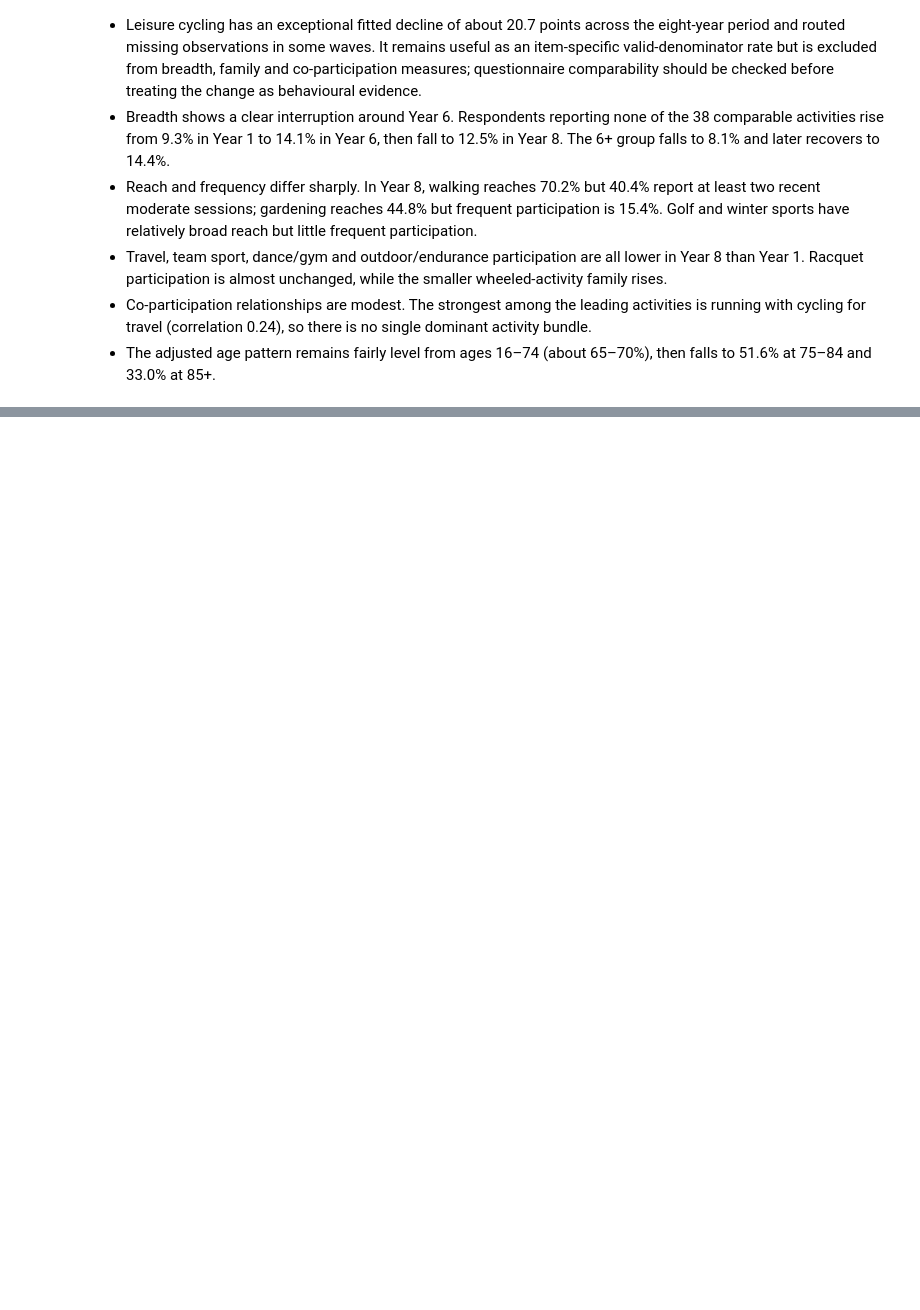
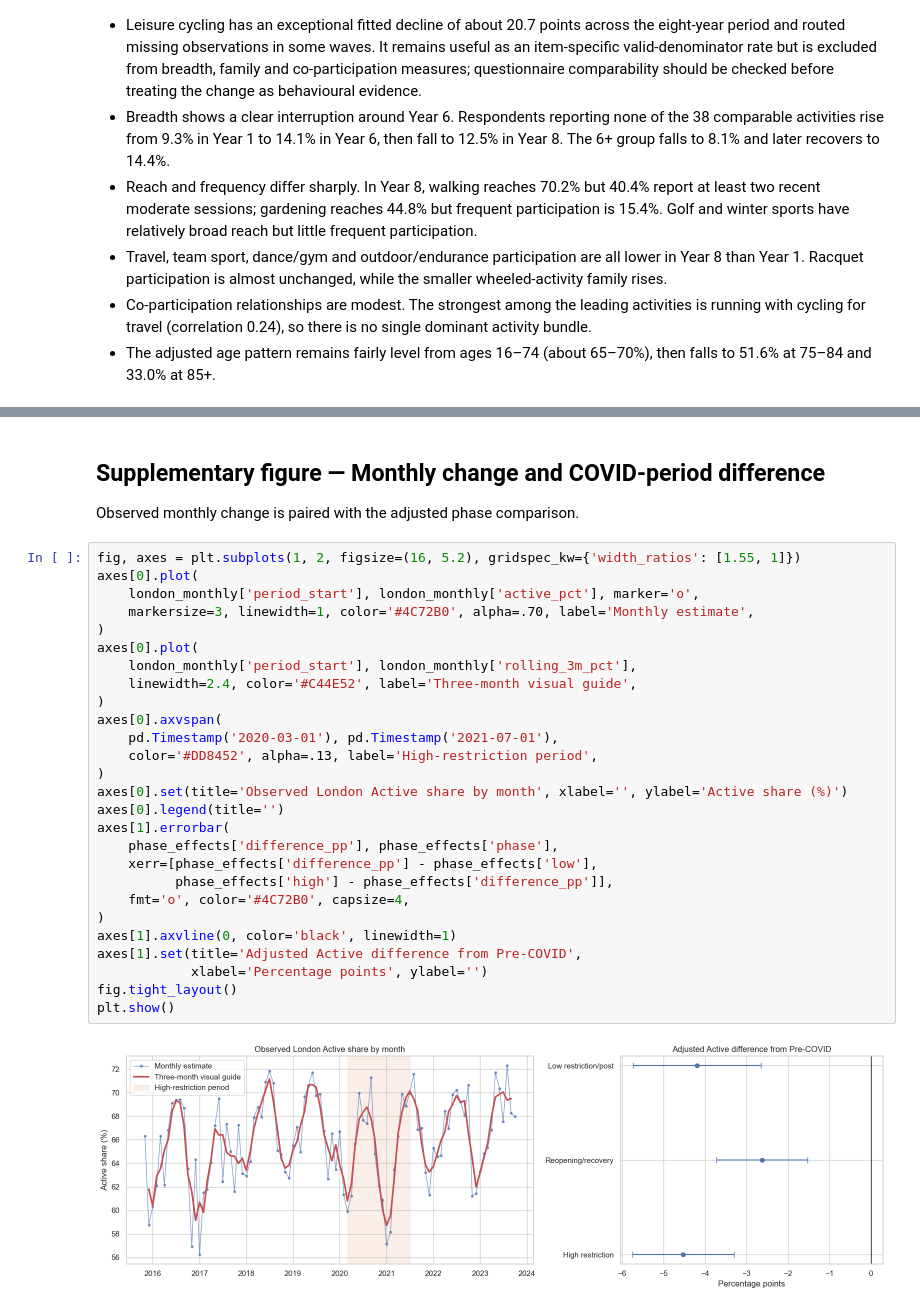
Before and after one commit to YifengMao666/London-Sport2-Group20, a Jupyter notebook: Yifeng Mao/Q1/physical_activity_analysis/02a_multilevel_descriptive_analysis.ipynb, the cells around one changed output, grey strips where cells are left out. Drawn from its saved outputs; the diff is of its cells as text; blank space fills up the shorter version.

```diff
--- a/Yifeng Mao/Q1/physical_activity_analysis/02a_multilevel_descriptive_analysis.ipynb
+++ b/Yifeng Mao/Q1/physical_activity_analysis/02a_multilevel_descriptive_analysis.ipynb
@@ -1311,0 +1288,33 @@ plt.show()
+# %% [markdown]
+## Supplementary figure — Monthly change and COVID-period difference
+
+Observed monthly change is paired with the adjusted phase comparison.
+# %%
+fig, axes = plt.subplots(1, 2, figsize=(16, 5.2), gridspec_kw={'width_ratios': [1.55, 1]})
+axes[0].plot(
+    london_monthly['period_start'], london_monthly['active_pct'], marker='o',
+    markersize=3, linewidth=1, color='#4C72B0', alpha=.70, label='Monthly estimate',
+)
+axes[0].plot(
+    london_monthly['period_start'], london_monthly['rolling_3m_pct'],
+    linewidth=2.4, color='#C44E52', label='Three-month visual guide',
+)
+axes[0].axvspan(
+    pd.Timestamp('2020-03-01'), pd.Timestamp('2021-07-01'),
+    color='#DD8452', alpha=.13, label='High-restriction period',
+)
+axes[0].set(title='Observed London Active share by month', xlabel='', ylabel='Active share (%)')
+axes[0].legend(title='')
+axes[1].errorbar(
+    phase_effects['difference_pp'], phase_effects['phase'],
+    xerr=[phase_effects['difference_pp'] - phase_effects['low'],
+          phase_effects['high'] - phase_effects['difference_pp']],
+    fmt='o', color='#4C72B0', capsize=4,
+)
+axes[1].axvline(0, color='black', linewidth=1)
+axes[1].set(title='Adjusted Active difference from Pre-COVID',
+            xlabel='Percentage points', ylabel='')
+fig.tight_layout()
+plt.show()
+# %% [output]
+[figure, added]
```
Also changed, not shown: parts of 14 cells of this notebook, 3 other files.
